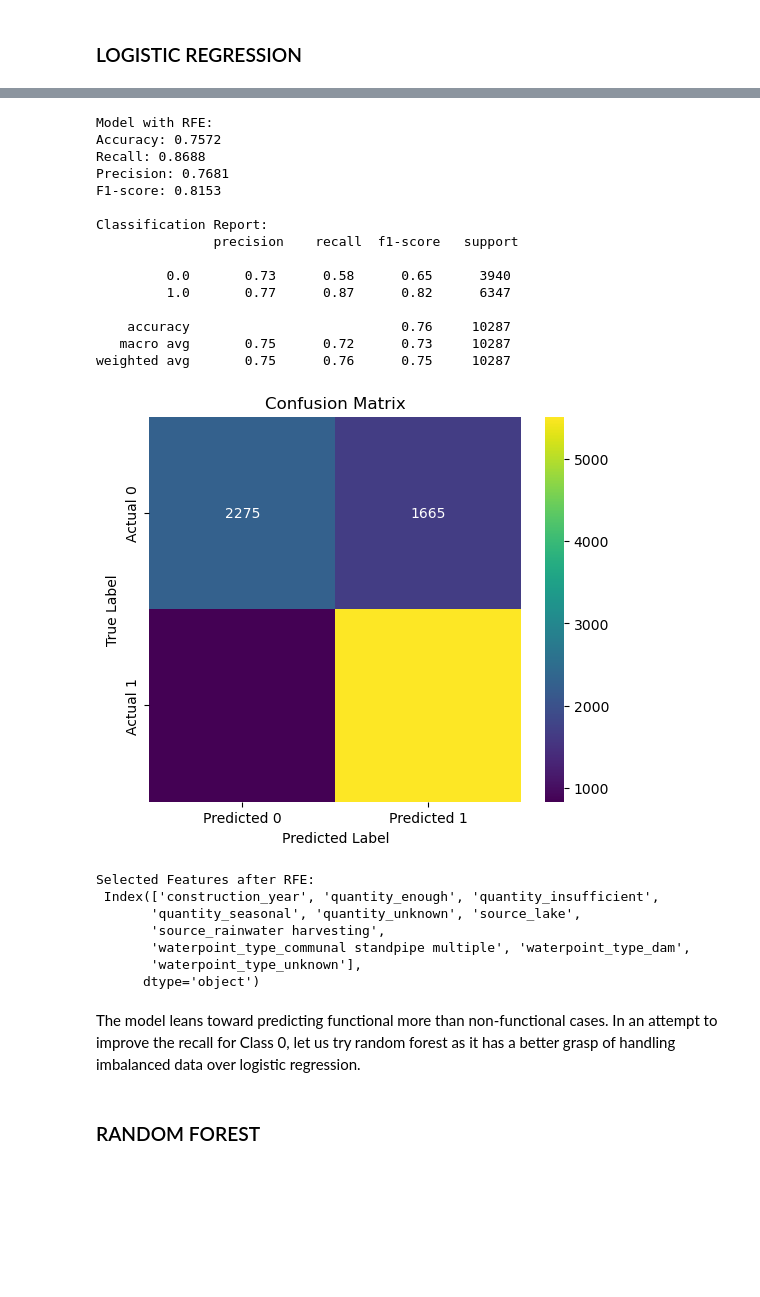
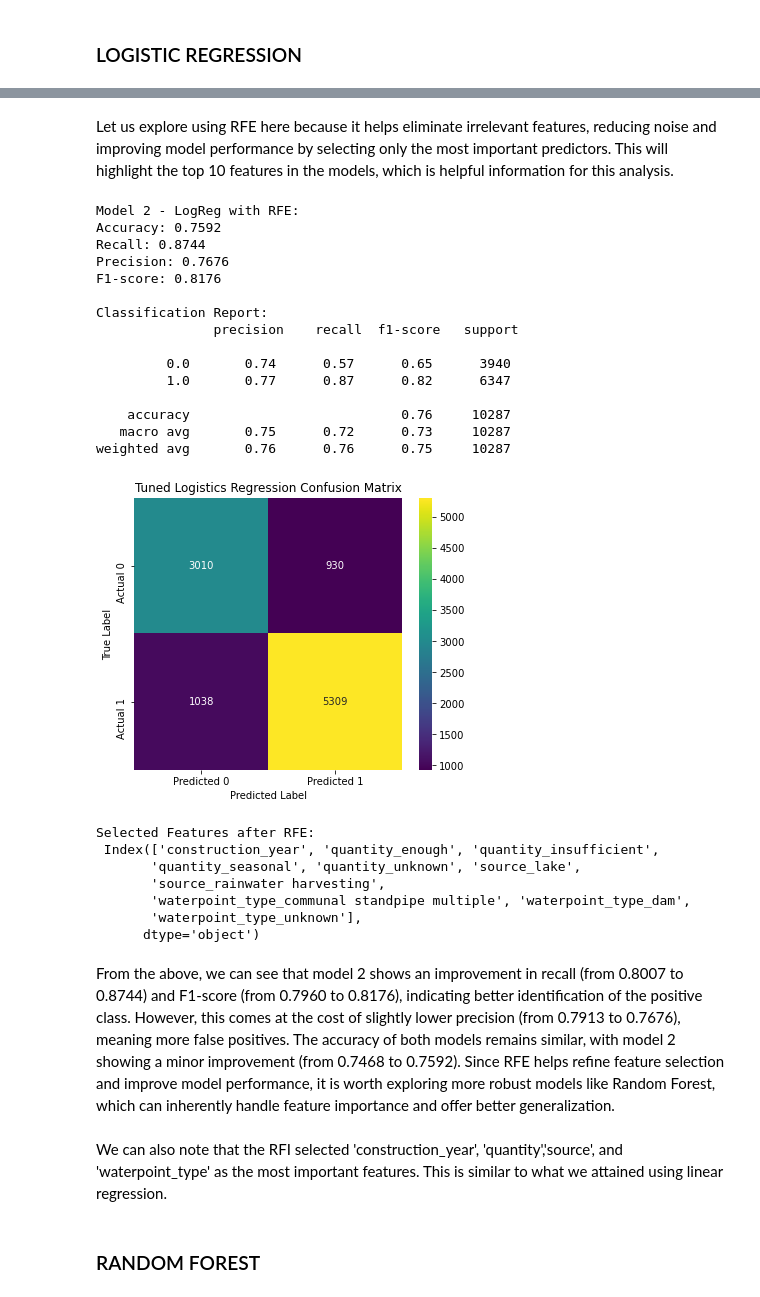
Before and after one commit to Kurgat-Bee/PHASE-03-PROJECT, a Jupyter notebook: TZwaterwells.ipynb, the cells around one changed output, grey strips where cells are left out. Saved outputs shown, nothing was run; the diff lists cells and outputs as text; code cells hidden in the pictures; blank space fills up the shorter version.

```diff
--- a/TZwaterwells.ipynb
+++ b/TZwaterwells.ipynb
@@ -840,7 +797,7 @@ from sklearn.preprocessing import OneHotEncoder
 ohe_cols = ['public_meeting', 'permit', 'payment_type', 'quantity', 'source', 'waterpoint_type', 'management_group']
 
 # Initialize OneHotEncoder
-ohe = OneHotEncoder(drop='first', sparse_output=False)
+ohe = OneHotEncoder(drop='first', sparse=False)
 
 # Fit on training data and transform both train & test
 encoded_ohe_train = ohe.fit_transform(X_train_encoded[ohe_cols])
@@ -1061,7 +1061,2 @@ We can see that we do not haveany highly correlated columns.
 # %% [markdown]
 ### LOGISTIC REGRESSION
-# %%
-y_test_transformed = y_test_transformed.astype(int)
-
-print("Class distribution in y_test:")
-print(np.bincount(y_test_transformed))
@@ -1149,3 +1117,5 @@ Let us try tuning the model further by feature selection. We will do this using
+# %% [markdown]
+Let us explore using RFE here because it helps eliminate irrelevant features, reducing noise and improving model performance by selecting only the most important predictors. This will highlight the top 10 features in the models, which is helpful information for this analysis.
 # %%
 # Import necessary libraries
 from sklearn.feature_selection import RFE
@@ -1154,60 +1124,60 @@ from sklearn.feature_selection import RFE
 logreg = LogisticRegression(class_weight='balanced', random_state=42, max_iter=500)
 
 # Apply Recursive Feature Elimination (RFE)
-rfe = RFE(estimator=logreg, n_features_to_select=10)  # Choose top 10 features (adjust as needed)
+rfe = RFE(estimator=logreg, n_features_to_select=10)
 X_train_selected = rfe.fit_transform(X_train_transformed, y_train_transformed)
-X_test_selected = rfe.transform(X_test_transformed)  # Transform test set with the same selected features
+X_test_selected = rfe.transform(X_test_transformed)
 
 # Train Logistic Regression on selected features
 logreg.fit(X_train_selected, y_train_transformed)
 
 # Predictions
 y_pred = logreg.predict(X_test_selected)
 
 # Evaluation Metrics
-accuracy = accuracy_score(y_test_transformed, y_pred)
-recall = recall_score(y_test_transformed, y_pred)
-precision = precision_score(y_test_transformed, y_pred)
-f1 = f1_score(y_test_transformed, y_pred)
+accuracy_logreg_optm = accuracy_score(y_test_transformed, y_pred)
+recall_logreg_optm = recall_score(y_test_transformed, y_pred)
+precision_logreg_optm = precision_score(y_test_transformed, y_pred)
+f1_logreg_optm = f1_score(y_test_transformed, y_pred)
 
-print('Model with RFE:')
-print(f"Accuracy: {accuracy:.4f}")
-print(f"Recall: {recall:.4f}")
-print(f"Precision: {precision:.4f}")
-print(f"F1-score: {f1:.4f}")
+print('Model 2 - LogReg with RFE:')
+print(f"Accuracy: {accuracy_logreg_optm:.4f}")
+print(f"Recall: {recall_logreg_optm:.4f}")
+print(f"Precision: {precision_logreg_optm:.4f}")
+print(f"F1-score: {f1_logreg_optm:.4f}")
 print("\nClassification Report:\n", classification_report(y_test_transformed, y_pred))
 
 # Confusion Matrix
 cm = confusion_matrix(y_test_transformed, y_pred)
 plt.figure(figsize=(6,5))
-sns.heatmap(cm, annot=True, fmt="d", cmap="viridis",
+sns.heatmap(cm_dt, annot=True, fmt='d', cmap='viridis',
             xticklabels=['Predicted 0', 'Predicted 1'],
             yticklabels=['Actual 0', 'Actual 1'])
-plt.title("Confusion Matrix")
-plt.xlabel("Predicted Label")
-plt.ylabel("True Label")
+plt.title('Tuned Logistics Regression Confusion Matrix')
+plt.xlabel('Predicted Label')
+plt.ylabel('True Label')
 plt.show()
 
 # Show selected features
 selected_features = X_train_transformed.columns[rfe.support_]
 print("\nSelected Features after RFE:\n", selected_features)
 # %% [output]
-Model with RFE:
-Accuracy: 0.7572
-Recall: 0.8688
-Precision: 0.7681
-F1-score: 0.8153
+Model 2 - LogReg with RFE:
+Accuracy: 0.7592
+Recall: 0.8744
+Precision: 0.7676
+F1-score: 0.8176
 
 Classification Report:
                precision    recall  f1-score   support
 
-         0.0       0.73      0.58      0.65      3940
+         0.0       0.74      0.57      0.65      3940
          1.0       0.77      0.87      0.82      6347
 
     accuracy                           0.76     10287
    macro avg       0.75      0.72      0.73     10287
-weighted avg       0.75      0.76      0.75     10287
+weighted avg       0.76      0.76      0.75     10287
-[figure, old version]
+[figure, new version]
 Selected Features after RFE:
  Index(['construction_year', 'quantity_enough', 'quantity_insufficient',
        'quantity_seasonal', 'quantity_unknown', 'source_lake',
@@ -1215,8 +1185,9 @@ Selected Features after RFE:
        'waterpoint_type_communal standpipe multiple', 'waterpoint_type_dam',
        'waterpoint_type_unknown'],
       dtype='object')
-# %% [markdown]
-The model leans toward predicting functional more than non-functional cases.
-In an attempt to improve the recall for Class 0, let us try random forest as it has a better grasp of handling imbalanced data over logistic regression.
+# %% [markdown]
+From the above, we can see that model 2 shows an improvement in recall (from 0.8007 to 0.8744) and F1-score (from 0.7960 to 0.8176), indicating better identification of the positive class. However, this comes at the cost of slightly lower precision (from 0.7913 to 0.7676), meaning more false positives. The accuracy of both models remains similar, with model 2 showing a minor improvement (from 0.7468 to 0.7592). Since RFE helps refine feature selection and improve model performance, it is worth exploring more robust models like Random Forest, which can inherently handle feature importance and offer better generalization.
+# %% [markdown]
+We can also note that the RFI selected 'construction_year', 'quantity','source', and 'waterpoint_type' as the most important features. This is similar to what we attained using linear regression.
 # %% [markdown]
 ### RANDOM FOREST
```
Also changed, not shown: parts of 77 cells of this notebook.
